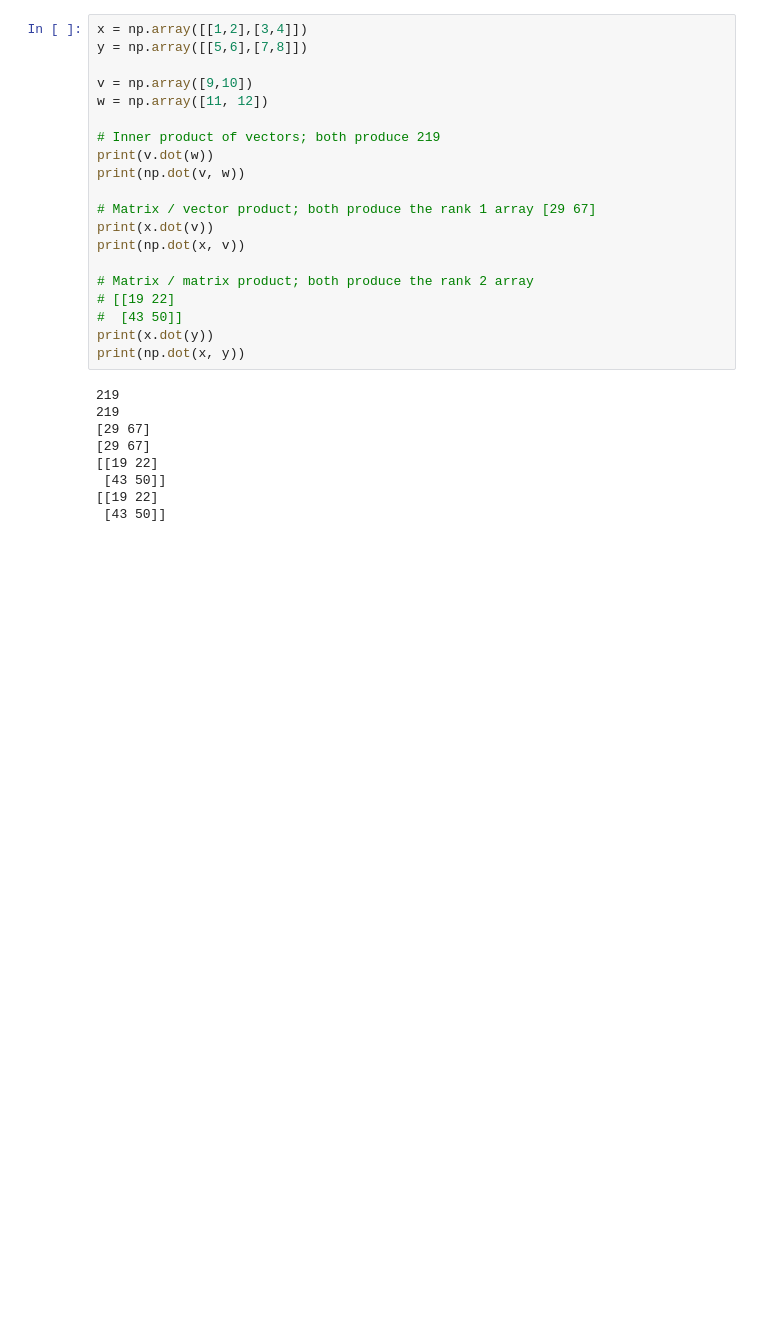
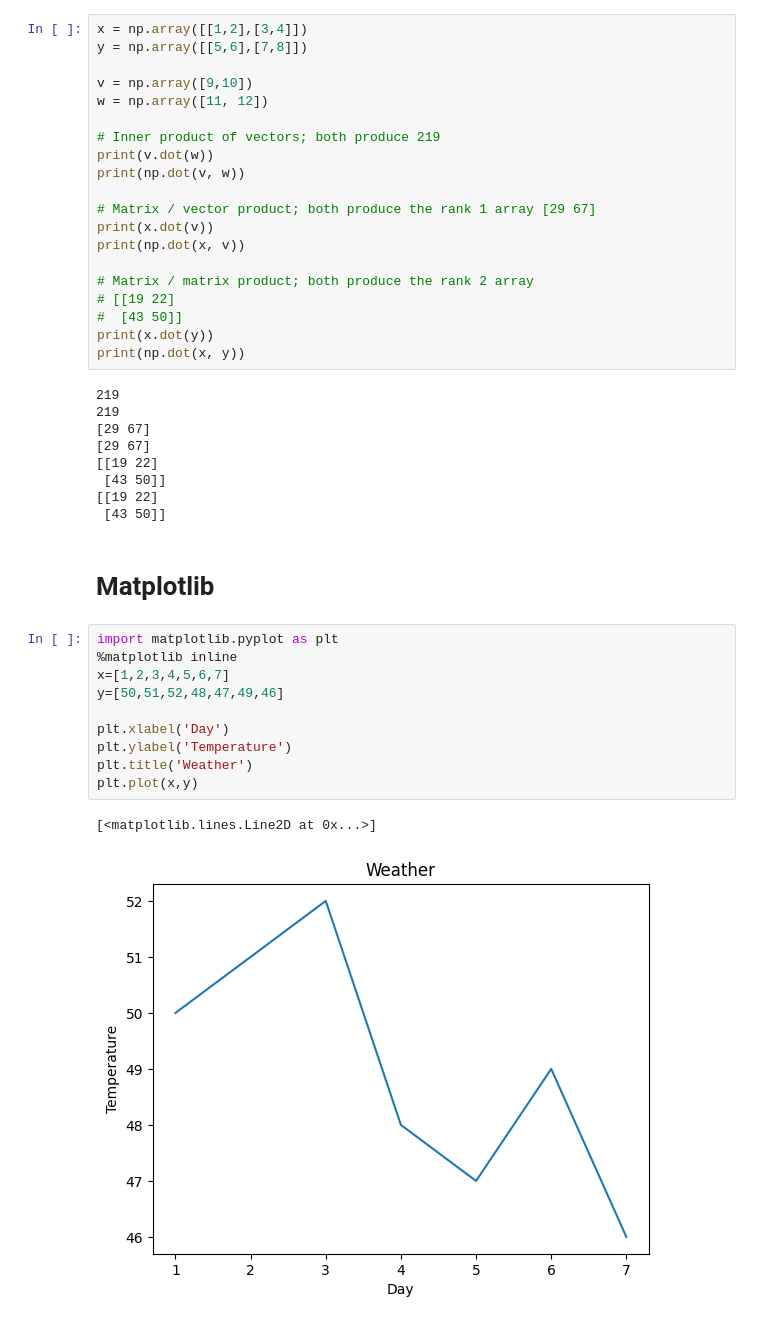
Before and after one commit to ridwanahmed002/ML-practice, a Jupyter notebook: basic_python.ipynb, the cells around one changed output. Drawn from its saved outputs; the diff is of its cells as text; blank space fills up the shorter version.

Commit message:
matplotlib

```diff
--- a/basic_python.ipynb
+++ b/basic_python.ipynb
@@ -188,3 +188,18 @@ print(np.dot(x, y))
  [43 50]]
 [[19 22]
  [43 50]]
+# %% [markdown]
+# Matplotlib
+# %%
+import matplotlib.pyplot as plt
+%matplotlib inline
+x=[1,2,3,4,5,6,7]
+y=[50,51,52,48,47,49,46]
+
+plt.xlabel('Day')
+plt.ylabel('Temperature')
+plt.title('Weather')
+plt.plot(x,y)
+# %% [output]
+[<matplotlib.lines.Line2D at 0x...>]
+[figure, added]
```
Also changed, not shown: parts of 3 cells of this notebook.
